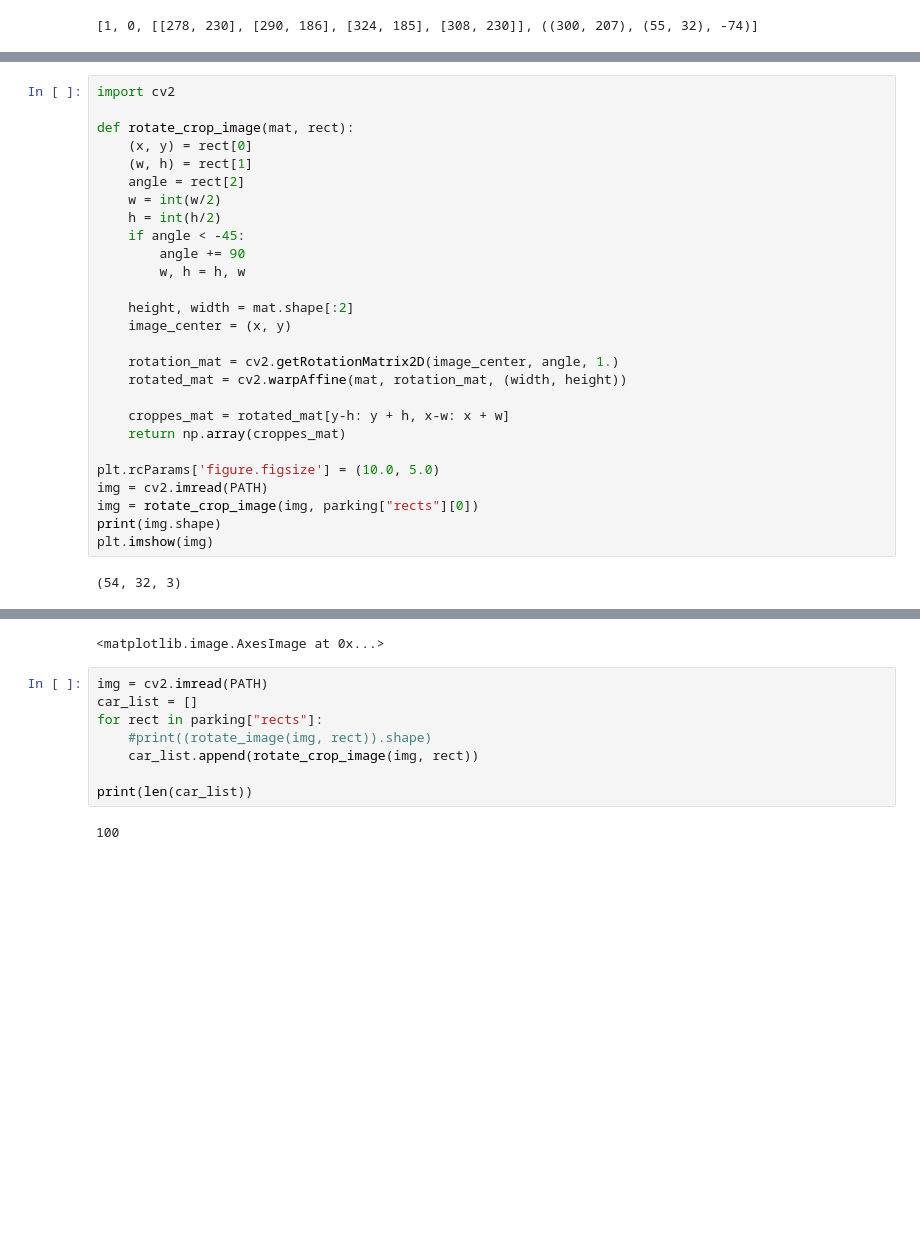
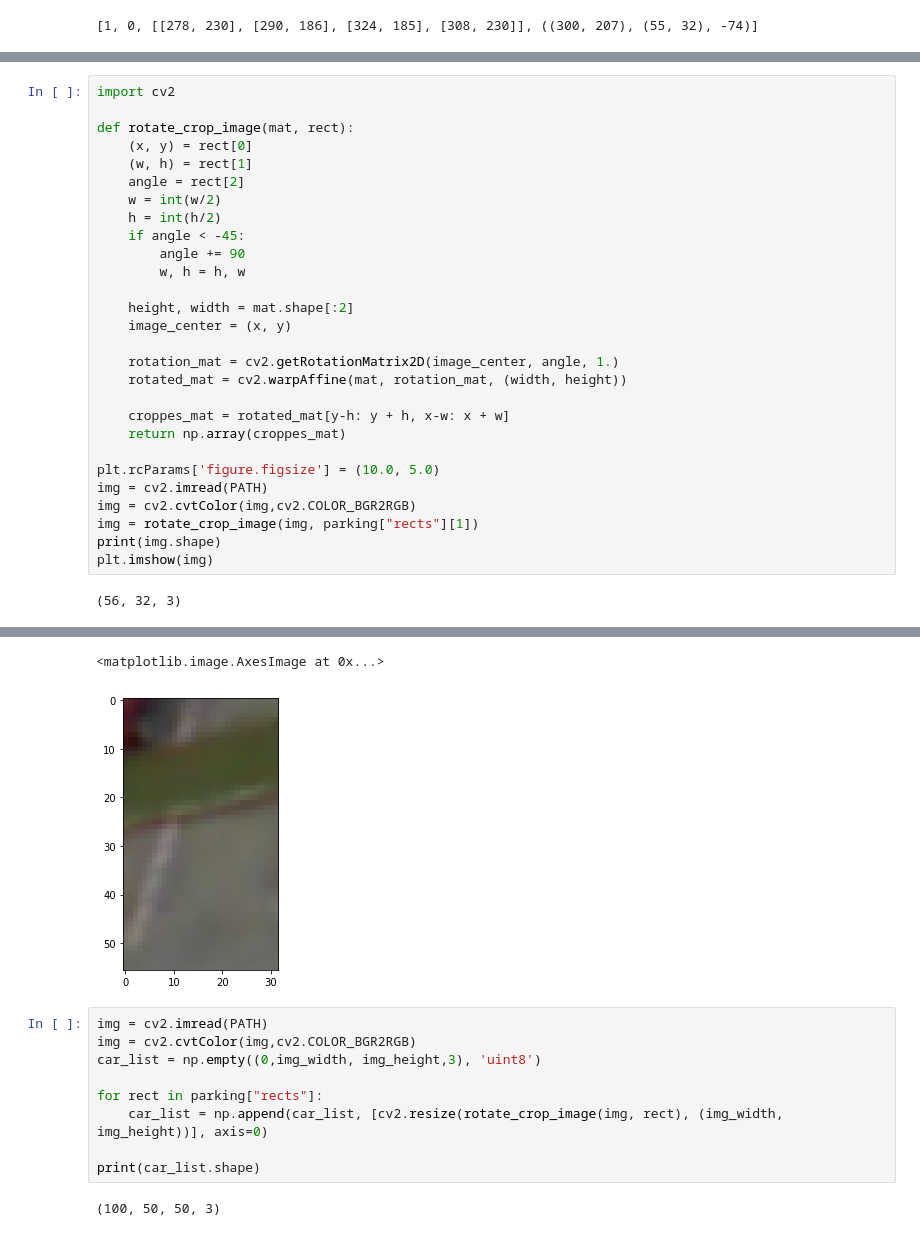
Before and after one commit to redroy44/parking-project, a Jupyter notebook: OpenCV.ipynb, the cells around one changed output, grey strips where cells are left out. Saved outputs shown, nothing was run; the diff lists cells and outputs as text; blank space fills up the shorter version.

```diff
--- a/OpenCV.ipynb
+++ b/OpenCV.ipynb
@@ -111,8 +115,9 @@ def rotate_crop_image(mat, rect):
 
 plt.rcParams['figure.figsize'] = (10.0, 5.0)
 img = cv2.imread(PATH)
-img = rotate_crop_image(img, parking["rects"][0])
+img = cv2.cvtColor(img,cv2.COLOR_BGR2RGB)
+img = rotate_crop_image(img, parking["rects"][1])
 print(img.shape)
 plt.imshow(img)
 # %% [output]
-(54, 32, 3)
+(56, 32, 3)
@@ -121,11 +124,13 @@ plt.imshow(img)
 <matplotlib.image.AxesImage at 0x...>
+[figure, added]
 # %%
 img = cv2.imread(PATH)
-car_list = []
+img = cv2.cvtColor(img,cv2.COLOR_BGR2RGB)
+car_list = np.empty((0,img_width, img_height,3), 'uint8')
+
 for rect in parking["rects"]:
-    #print((rotate_image(img, rect)).shape)
-    car_list.append(rotate_crop_image(img, rect))
+    car_list = np.append(car_list, [cv2.resize(rotate_crop_image(img, rect), (img_width, img_height))], axis=0)
 
-print(len(car_list))
+print(car_list.shape)
 # %% [output]
-100
+(100, 50, 50, 3)
```
Also changed, not shown: parts of 17 cells of this notebook, 1 other file.
